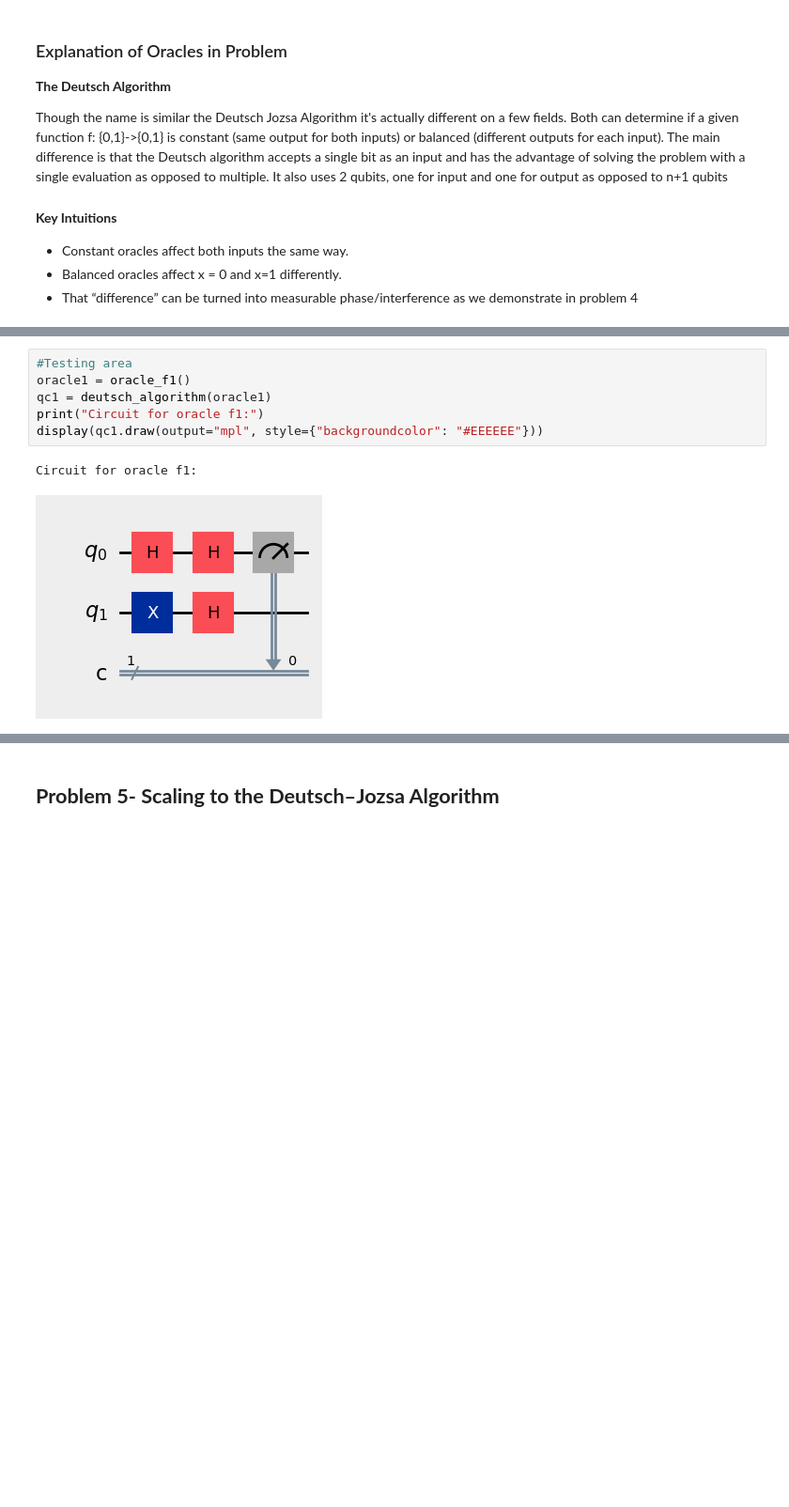
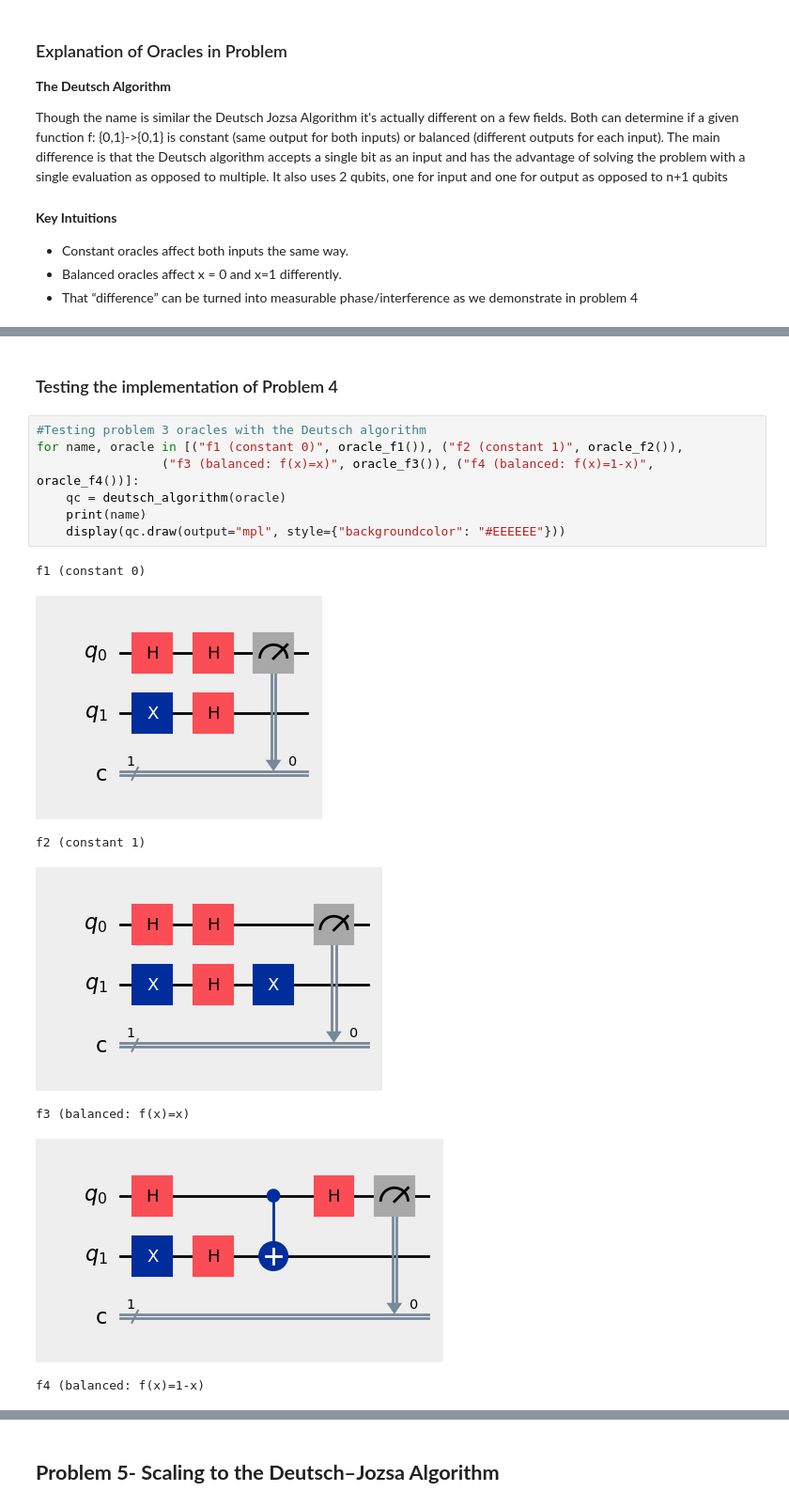
Before and after one commit to eoinocathasaigh/EmergingTechnologies-Assessment, a Jupyter notebook: problems.ipynb, the cells around one changed output, grey strips where cells are left out. Shown at 94% size. Saved outputs shown, nothing was run; the diff lists cells and outputs as text; blank space fills up the shorter version.

Commit message:
Added some more detail to my comments across the application overall, then finished the testing area for problem 4

```diff
--- a/problems.ipynb
+++ b/problems.ipynb
@@ -287,12 +297,20 @@ def deutsch_algorithm(oracle):
     qc.measure(0, 0)
 
     return qc
-# %%
-#Testing area
-oracle1 = oracle_f1()
-qc1 = deutsch_algorithm(oracle1)
-print("Circuit for oracle f1:")
-display(qc1.draw(output="mpl", style={"backgroundcolor": "#EEEEEE"}))
-# %% [output]
-Circuit for oracle f1:
-[figure, removed]
+# %% [markdown]
+### Testing the implementation of Problem 4
+# %%
+#Testing problem 3 oracles with the Deutsch algorithm
+for name, oracle in [("f1 (constant 0)", oracle_f1()), ("f2 (constant 1)", oracle_f2()),
+                 ("f3 (balanced: f(x)=x)", oracle_f3()), ("f4 (balanced: f(x)=1-x)", oracle_f4())]:
+    qc = deutsch_algorithm(oracle)
+    print(name)
+    display(qc.draw(output="mpl", style={"backgroundcolor": "#EEEEEE"}))
+# %% [output]
+f1 (constant 0)
+[figure, added]
+f2 (constant 1)
+[figure, added]
+f3 (balanced: f(x)=x)
+[figure, added]
+f4 (balanced: f(x)=1-x)
```
Also changed, not shown: parts of 8 cells of this notebook.
